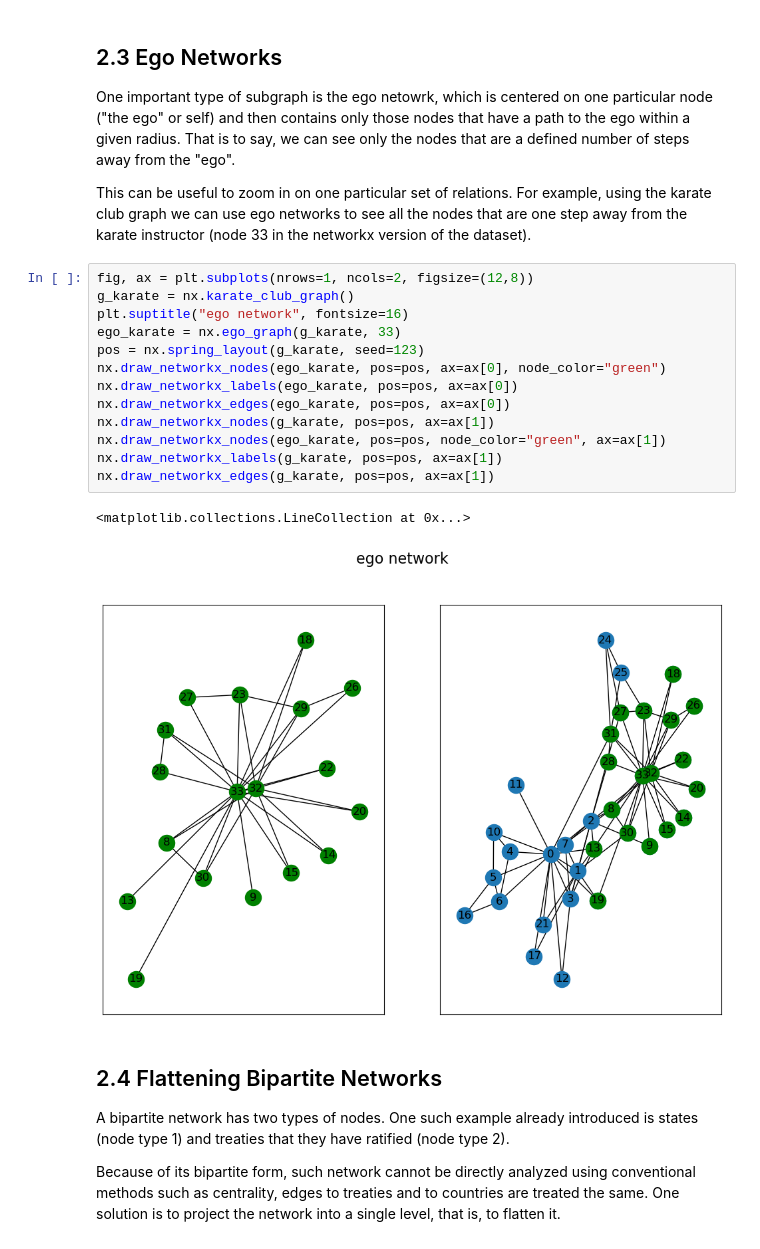
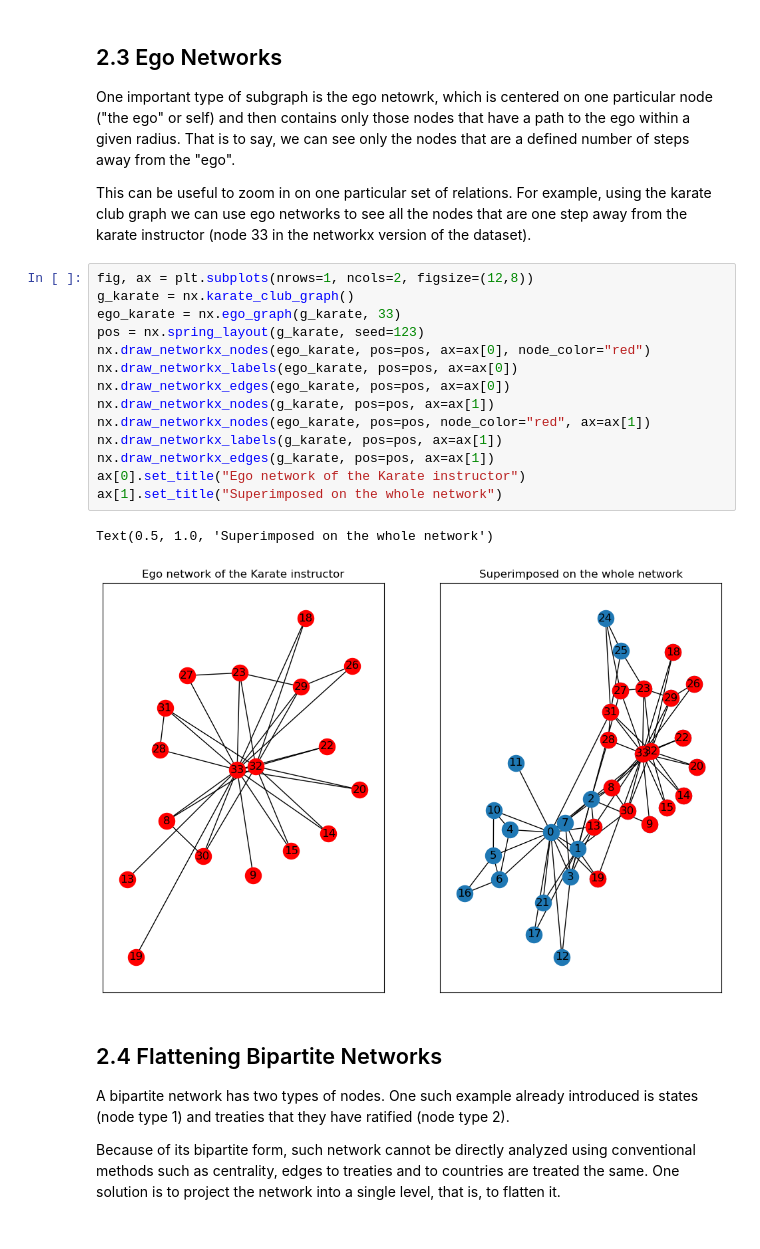
Before and after one commit to maastrichtlawtech/legalnetworkanalysis_textbook, a Jupyter notebook: Chapter_2_Network_Properties.ipynb, the cells around one changed output. Cells and saved outputs as stored; diff of their text form.

```diff
--- a/Chapter_2_Network_Properties.ipynb
+++ b/Chapter_2_Network_Properties.ipynb
@@ -264,19 +264,20 @@ This can be useful to zoom in on one particular set of relations. For example, u
 # %%
 fig, ax = plt.subplots(nrows=1, ncols=2, figsize=(12,8))
 g_karate = nx.karate_club_graph()
-plt.suptitle("ego network", fontsize=16)
 ego_karate = nx.ego_graph(g_karate, 33)
 pos = nx.spring_layout(g_karate, seed=123)
-nx.draw_networkx_nodes(ego_karate, pos=pos, ax=ax[0], node_color="green")
+nx.draw_networkx_nodes(ego_karate, pos=pos, ax=ax[0], node_color="red")
 nx.draw_networkx_labels(ego_karate, pos=pos, ax=ax[0])
 nx.draw_networkx_edges(ego_karate, pos=pos, ax=ax[0])
 nx.draw_networkx_nodes(g_karate, pos=pos, ax=ax[1])
-nx.draw_networkx_nodes(ego_karate, pos=pos, node_color="green", ax=ax[1])
+nx.draw_networkx_nodes(ego_karate, pos=pos, node_color="red", ax=ax[1])
 nx.draw_networkx_labels(g_karate, pos=pos, ax=ax[1])
 nx.draw_networkx_edges(g_karate, pos=pos, ax=ax[1])
+ax[0].set_title("Ego network of the Karate instructor")
+ax[1].set_title("Superimposed on the whole network")
 # %% [output]
-<matplotlib.collections.LineCollection at 0x...>
+Text(0.5, 1.0, 'Superimposed on the whole network')
-[figure, old version]
+[figure, new version]
 # %% [markdown]
 ## 2.4 Flattening Bipartite Networks
 
```
Also changed, not shown: parts of 16 cells of this notebook.
